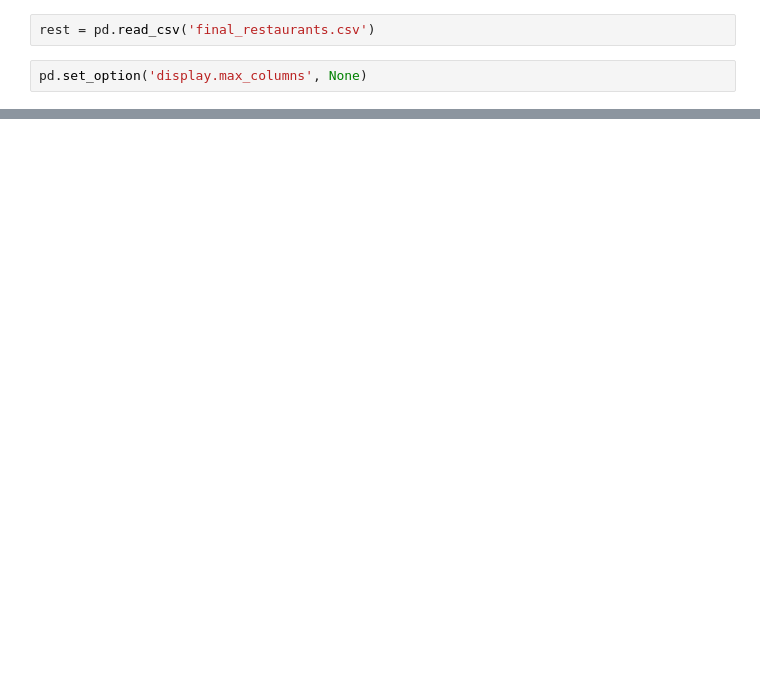
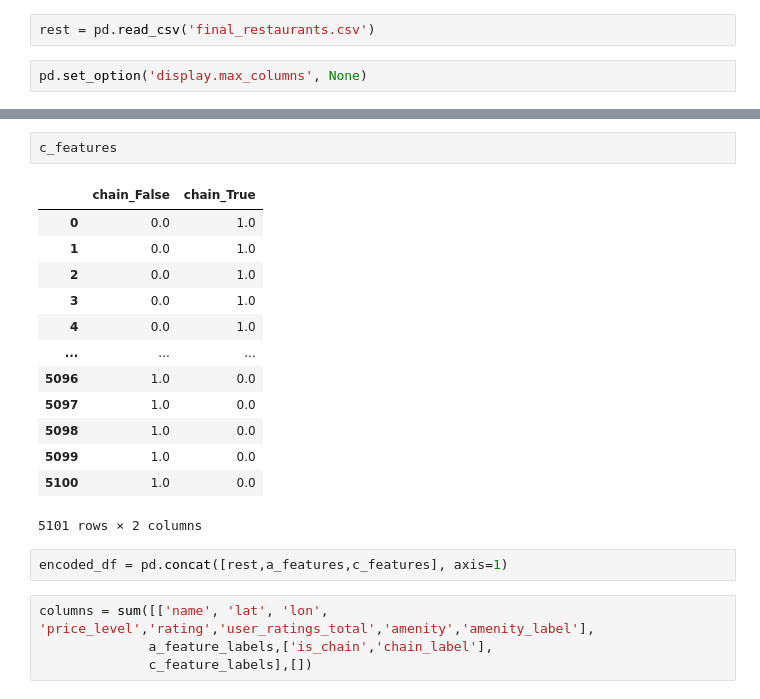
Before and after one commit to jeanetteandrews/RestaurantDensity, a Jupyter notebook: hot_encoding.ipynb, the cells around one changed output, grey strips where cells are left out. Cells and saved outputs as stored; diff of their text form; blank space fills up the shorter version.

```diff
--- a/hot_encoding.ipynb
+++ b/hot_encoding.ipynb
@@ -34,0 +103,22 @@ cont_table = rest[['name','code', 'is_chain']]
+# %%
+c_features
+# %% [output]
+|  | chain_False | chain_True |
+| 0 | 0.0 | 1.0 |
+| 1 | 0.0 | 1.0 |
+| 2 | 0.0 | 1.0 |
+| 3 | 0.0 | 1.0 |
+| 4 | 0.0 | 1.0 |
+| ... | ... | ... |
+| 5096 | 1.0 | 0.0 |
+| 5097 | 1.0 | 0.0 |
+| 5098 | 1.0 | 0.0 |
+| 5099 | 1.0 | 0.0 |
+| 5100 | 1.0 | 0.0 |
+5101 rows × 2 columns
+# %%
+encoded_df = pd.concat([rest,a_features,c_features], axis=1)
+# %%
+columns = sum([['name', 'lat', 'lon', 'price_level','rating','user_ratings_total','amenity','amenity_label'],
+              a_feature_labels,['is_chain','chain_label'],
+              c_feature_labels],[])
```
Also changed, not shown: parts of 21 cells of this notebook, 1 other file.
